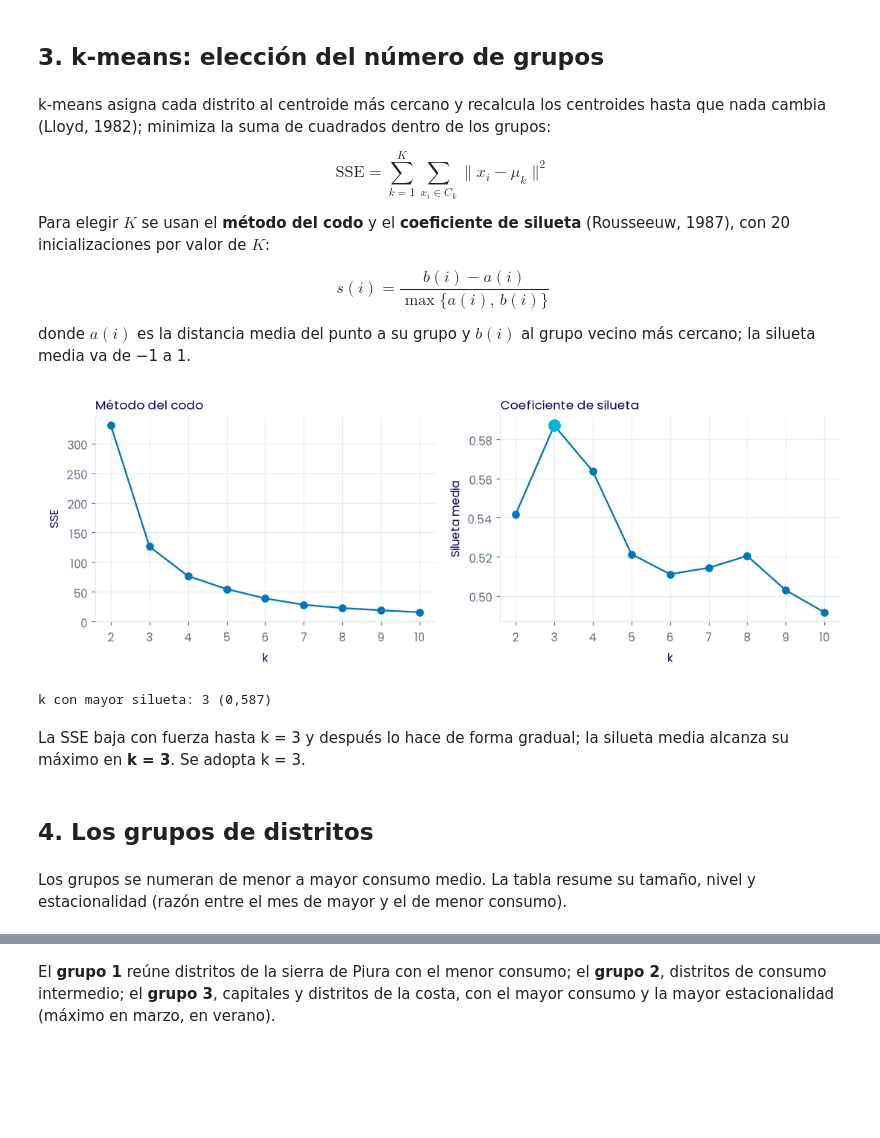
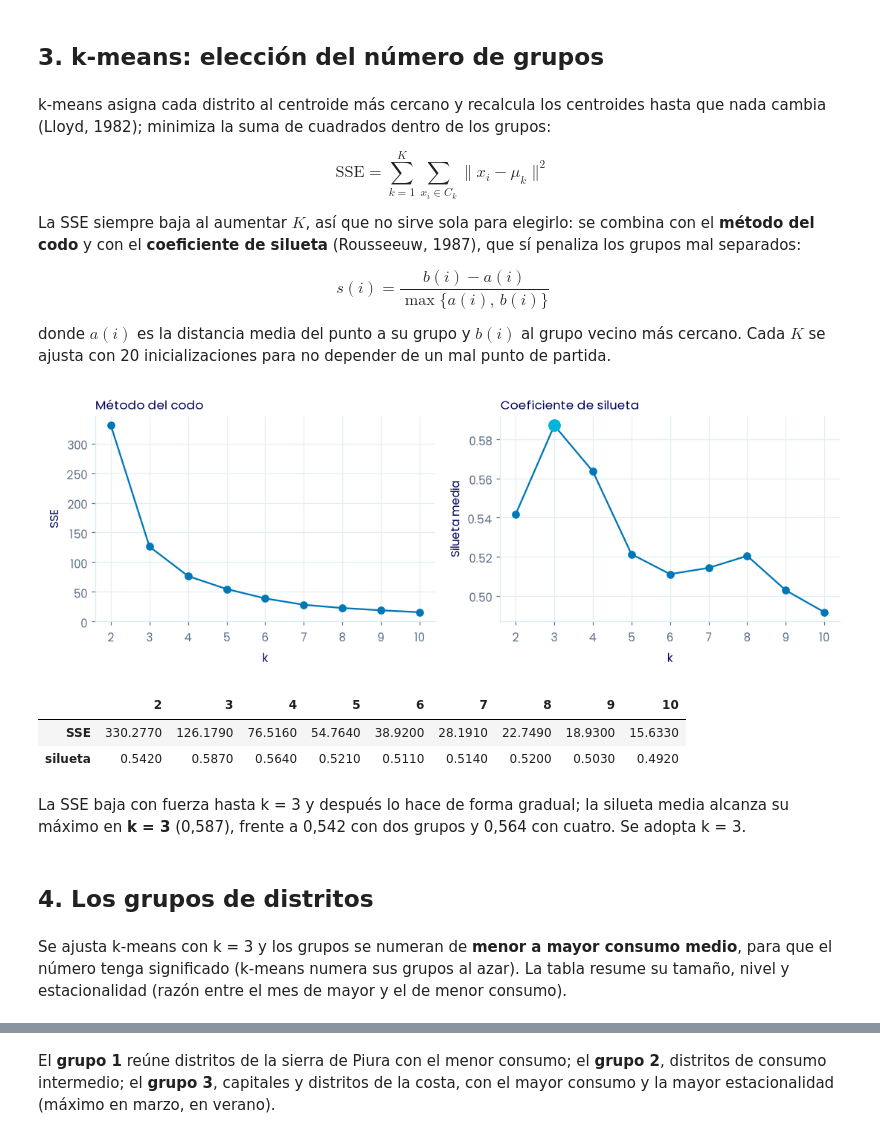
Before and after one commit to engiegarcia/machine-learning-backend, a Jupyter notebook: notebooks/02_no_supervisado.ipynb, the cells around one changed output, grey strips where cells are left out. Saved outputs shown, nothing was run; the diff lists cells and outputs as text; code cells hidden in the pictures; blank space fills up the shorter version.

```diff
--- a/notebooks/02_no_supervisado.ipynb
+++ b/notebooks/02_no_supervisado.ipynb
@@ -94,38 +117,40 @@ k-means asigna cada distrito al centroide más cercano y recalcula los centroide
 
 $$\mathrm{SSE} = \sum_{k=1}^{K} \sum_{x_i \in C_k} \lVert x_i - \mu_k \rVert^2$$
 
-Para elegir $K$ se usan el **método del codo** y el **coeficiente de silueta** (Rousseeuw, 1987), con 20 inicializaciones por valor de $K$:
+La SSE siempre baja al aumentar $K$, así que no sirve sola para elegirlo: se combina con el **método del codo** y con el **coeficiente de silueta** (Rousseeuw, 1987), que sí penaliza los grupos mal separados:
 
 $$s(i) = \frac{b(i) - a(i)}{\max\{a(i),\, b(i)\}}$$
 
-donde $a(i)$ es la distancia media del punto a su grupo y $b(i)$ al grupo vecino más cercano; la silueta media va de −1 a 1.
+donde $a(i)$ es la distancia media del punto a su grupo y $b(i)$ al grupo vecino más cercano. Cada $K$ se ajusta con 20 inicializaciones para no depender de un mal punto de partida.
 # %%
 ks = range(2, 11)
 sse, sil = {}, {}
 for k in ks:
     m = KMeans(n_clusters=k, n_init=20, random_state=config.SEMILLA).fit(X)
     sse[k], sil[k] = m.inertia_, silhouette_score(X, m.labels_)
+k_opt = max(sil, key=sil.get)
 fig, (a1, a2) = plt.subplots(1, 2)
 a1.plot(list(ks), [sse[k] for k in ks], color=BLUE, marker="o")
 a1.set(title="Método del codo", xlabel="k", ylabel="SSE")
 a2.plot(list(ks), [sil[k] for k in ks], color=BLUE, marker="o")
+a2.plot([k_opt], [sil[k_opt]], "o", color=CYAN, ms=10)
 a2.set(title="Coeficiente de silueta", xlabel="k", ylabel="Silueta media")
-k_opt = max(sil, key=sil.get)
-a2.plot([k_opt], [sil[k_opt]], "o", color=CYAN, ms=10)
 plt.tight_layout()
 plt.show()
-print(f"k con mayor silueta: {k_opt} ({coma(sil[k_opt], 3)})")
+pd.DataFrame({"SSE": sse, "silueta": sil}).T.round(3)
 # %% [output]
 [figure]
-k con mayor silueta: 3 (0,587)
+|  | 2 | 3 | 4 | 5 | 6 | 7 | 8 | 9 | 10 |
+| SSE | 330.2770 | 126.1790 | 76.5160 | 54.7640 | 38.9200 | 28.1910 | 22.7490 | 18.9300 | 15.6330 |
+| silueta | 0.5420 | 0.5870 | 0.5640 | 0.5210 | 0.5110 | 0.5140 | 0.5200 | 0.5030 | 0.4920 |
 # %% [markdown]
-La SSE baja con fuerza hasta k = 3 y después lo hace de forma gradual; la silueta media alcanza su máximo en **k = 3**. Se adopta k = 3.
+La SSE baja con fuerza hasta k = 3 y después lo hace de forma gradual; la silueta media alcanza su máximo en **k = 3** (0,587), frente a 0,542 con dos grupos y 0,564 con cuatro. Se adopta k = 3.
 # %% [markdown]
 <a id="los-grupos-de-distritos"></a>
 
 ## 4. Los grupos de distritos
 # %% [markdown]
-Los grupos se numeran de menor a mayor consumo medio. La tabla resume su tamaño, nivel y estacionalidad (razón entre el mes de mayor y el de menor consumo).
+Se ajusta k-means con k = 3 y los grupos se numeran de **menor a mayor consumo medio**, para que el número tenga significado (k-means numera sus grupos al azar). La tabla resume su tamaño, nivel y estacionalidad (razón entre el mes de mayor y el de menor consumo).
 # %%
 km = kmeans_distritos(pn)
 G = pd.DataFrame(resumen_grupos(km, pn)).set_index("grupo")
```
Also changed, not shown: parts of 19 cells of this notebook, 1 other file.
